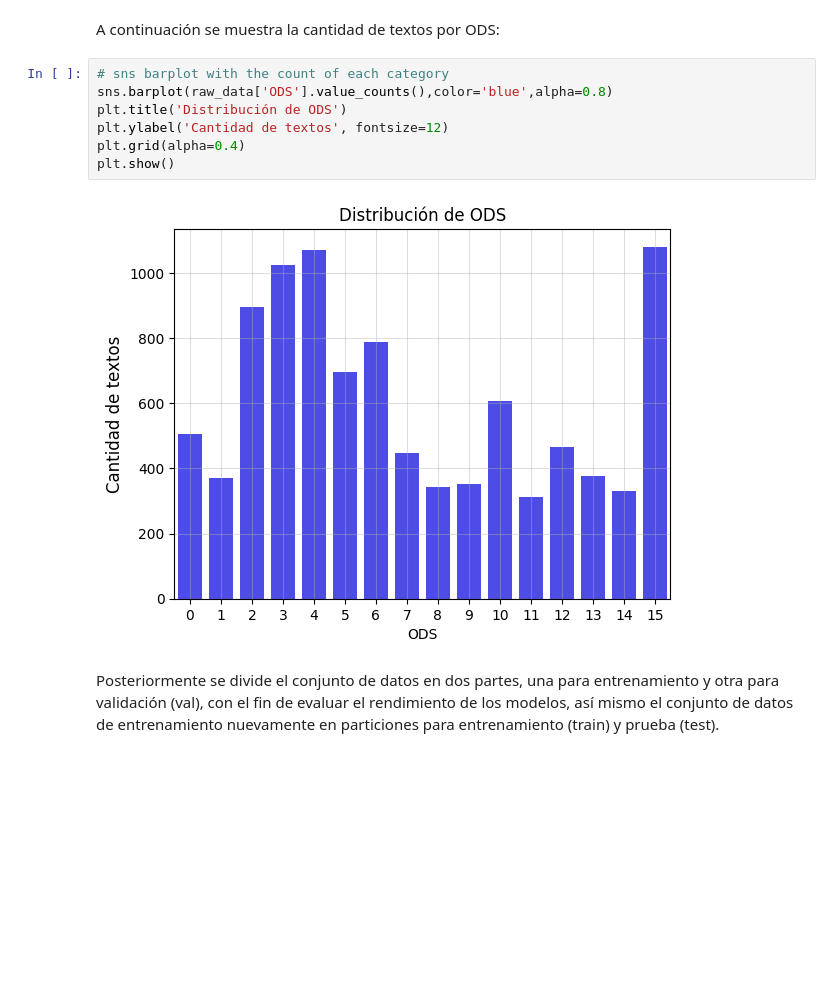
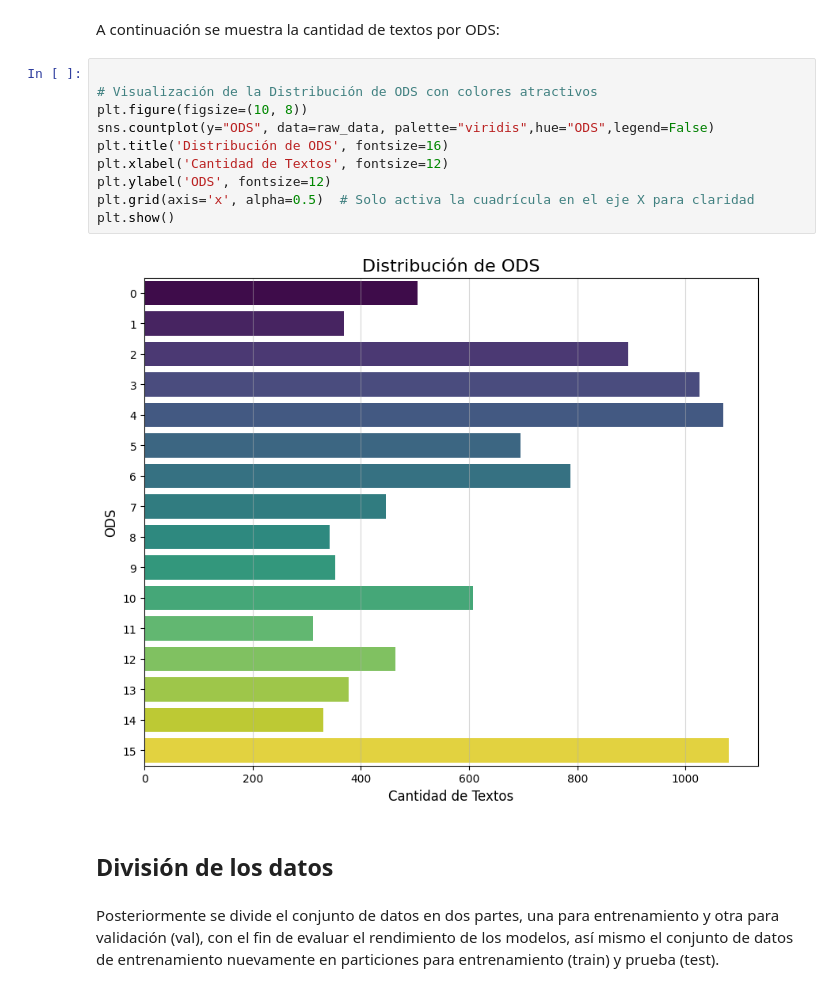
Before and after one commit to AndresF100/UML--NLP_Objetivos_Desarrollo_Sostenible, a Jupyter notebook: Modelado.ipynb, the cells around one changed output. Cells and saved outputs as stored; diff of their text form; blank space fills up the shorter version.

Commit message:
Archivo listo para envío

```diff
--- a/Modelado.ipynb
+++ b/Modelado.ipynb
@@ -96,15 +114,20 @@ Como vemos tenemos 16 clases a predecir, por lo que este problema es un problema
 raw_data["ODS"] = raw_data["ODS"]-1
 # %% [markdown]
 A continuación se muestra la cantidad de textos por ODS:
-# %%
-# sns barplot with the count of each category
-sns.barplot(raw_data['ODS'].value_counts(),color='blue',alpha=0.8)
-plt.title('Distribución de ODS')
-plt.ylabel('Cantidad de textos', fontsize=12)
-plt.grid(alpha=0.4)
-plt.show()
-# %% [output]
-[figure, removed]
+# %%
+
+# Visualización de la Distribución de ODS con colores atractivos
+plt.figure(figsize=(10, 8))
+sns.countplot(y="ODS", data=raw_data, palette="viridis",hue="ODS",legend=False)
+plt.title('Distribución de ODS', fontsize=16)
+plt.xlabel('Cantidad de Textos', fontsize=12)
+plt.ylabel('ODS', fontsize=12)
+plt.grid(axis='x', alpha=0.5)  # Solo activa la cuadrícula en el eje X para claridad
+plt.show()
+# %% [output]
+[figure, added]
+# %% [markdown]
+## División de los datos
 # %% [markdown]
 Posteriormente se divide el conjunto de datos en dos partes, una para entrenamiento y otra para validación (val), con el fin de evaluar el rendimiento de los modelos, así mismo el conjunto de datos de entrenamiento nuevamente en particiones para entrenamiento (train) y prueba (test).
 # %%
```
Also changed, not shown: parts of 63 cells of this notebook, 1 other file.
